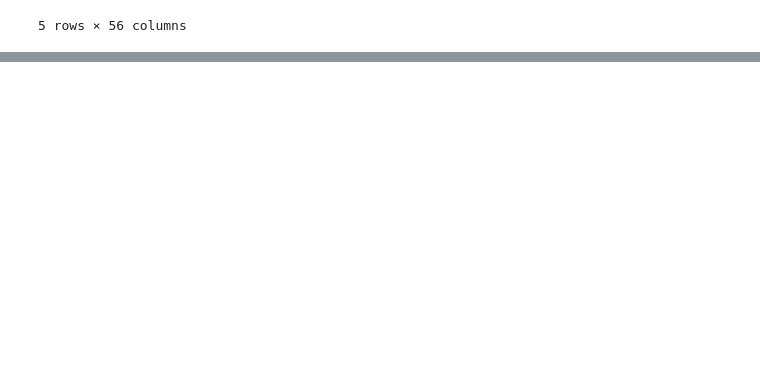
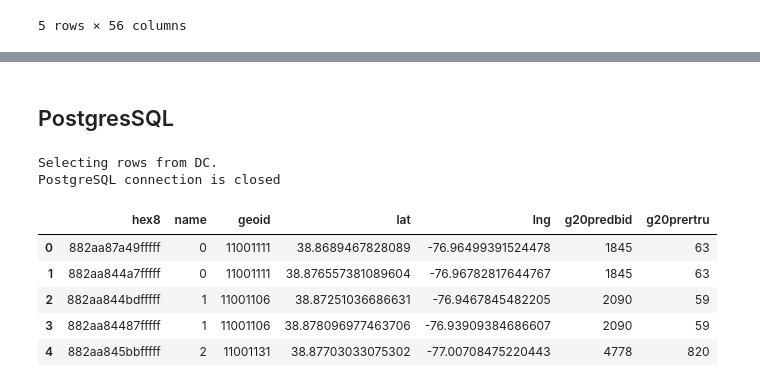
Before and after one commit to ccxzhang/GeoSpatialAnalysis, a Jupyter notebook: python/0.5.h3-py.ipynb, the cells around one changed output, grey strips where cells are left out. Drawn from its saved outputs; the diff is of its cells as text; code cells hidden in the pictures; blank space fills up the shorter version.

```diff
--- a/python/0.5.h3-py.ipynb
+++ b/python/0.5.h3-py.ipynb
@@ -124,0 +127,69 @@ test.area.sum() / 10**6
+# %% [markdown]
+## PostgresSQL
+# %%
+import psycopg2
+
+try:
+    conn = psycopg2.connect(host="localhost",
+                           database="postgres",
+                           user="czhang",
+                           password="random")
+
+    cursor = conn.cursor()
+    create_table_query = """
+    DROP TABLE IF EXISTS DC;
+
+    CREATE TABLE DC (
+       HEX8 VARCHAR(255) PRIMARY KEY NOT NULL,
+       NAME TEXT,
+       GEOID VARCHAR(255),
+       LATITUDE VARCHAR(255),
+       LONGITUDE VARCHAR(255),
+       VOTEBIDEN20 INT,
+       VOTETRUMP20 INT
+    ); """
+
+    insert_query = """
+    INSERT INTO DC (HEX8, NAME, GEOID, LATITUDE, LONGITUDE, VOTEBIDEN20, VOTETRUMP20)
+    VALUES (%s, %s, %s, %s, %s, %s, %s);
+    """
+
+    cursor.execute(create_table_query)
+    for _, r in dc_gh.iterrows():
+        row = (r.hex8, r.name, r.geoid, r.lat, r.lng, r.g20predbid,
+               r.g20prertru)
+        cursor.execute(insert_query, row)
+
+    conn.commit()
+
+    select_query = "SELECT * FROM DC"
+
+    cursor.execute(select_query)
+    print("Selecting rows from DC.")
+    dc_records = cursor.fetchall()
+
+except (Exception, psycopg2.Error) as error:
+    print("Failed to insert record into DC table", error)
+
+finally:
+    if conn:
+        cursor.close()
+        conn.close()
+        print("PostgreSQL connection is closed")
+# %% [output]
+Selecting rows from DC.
+PostgreSQL connection is closed
+# %%
+dc_records_df = pd.DataFrame(dc_records,
+                             columns=[
+                                 "hex8", "name", "geoid", "lat", "lng",
+                                 "g20predbid", "g20prertru"
+                             ])
+dc_records_df.head(5)
+# %% [output]
+|  | hex8 | name | geoid | lat | lng | g20predbid | g20prertru |
+| 0 | 882aa87a49fffff | 0 | 11001111 | 38.8689467828089 | -76.96499391524478 | 1845 | 63 |
+| 1 | 882aa844a7fffff | 0 | 11001111 | 38.876557381089604 | -76.96782817644767 | 1845 | 63 |
+| 2 | 882aa844bdfffff | 1 | 11001106 | 38.87251036686631 | -76.9467845482205 | 2090 | 59 |
+| 3 | 882aa84487fffff | 1 | 11001106 | 38.878096977463706 | -76.93909384686607 | 2090 | 59 |
+| 4 | 882aa845bbfffff | 2 | 11001131 | 38.87703033075302 | -77.00708475220443 | 4778 | 820 |
```
Also changed, not shown: parts of 3 cells of this notebook, 2 other files.
